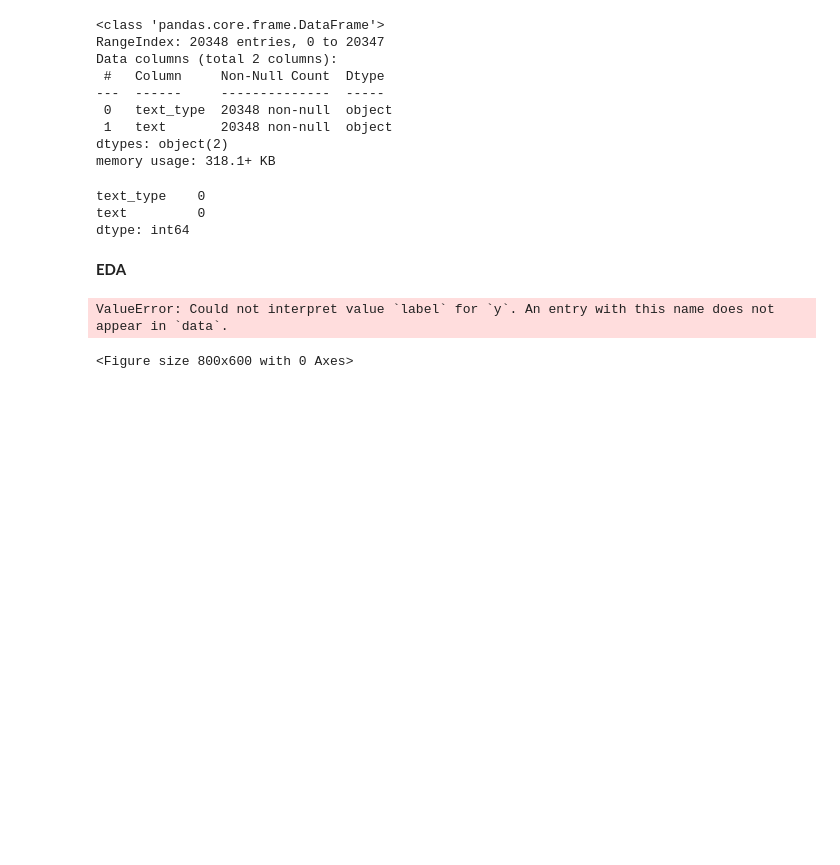
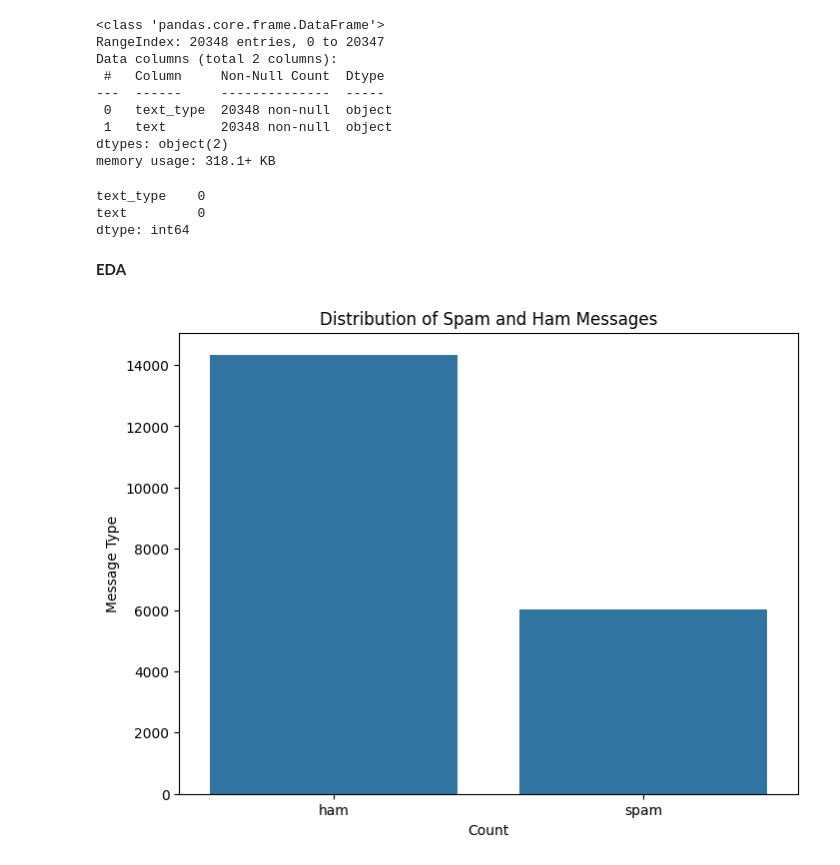
Before and after one commit to Superkai017/Spam-Vs-Ham-Classification, a Jupyter notebook: notebook/EDA.ipynb, the cells around one changed output. Drawn from its saved outputs; the diff is of its cells as text; code cells hidden in the pictures; blank space fills up the shorter version.

Commit message:
completed eda and move to data preprocessing

```diff
--- a/notebook/EDA.ipynb
+++ b/notebook/EDA.ipynb
@@ -53,13 +53,12 @@ dtype: int64
 # %%
 import matplotlib.pyplot as plt
 import seaborn as sns
 
 plt.figure(figsize=(8, 6))
-sns.countplot(y="text_type", data=df, order=df["text_type"].value_counts().index)
+sns.countplot(x="text_type", data=df, order=df["text_type"].value_counts().index)
 plt.title("Distribution of Spam and Ham Messages")
 plt.xlabel("Count")
 plt.ylabel("Message Type")
 plt.show()
 # %% [output]
-ValueError: Could not interpret value `label` for `y`. An entry with this name does not appear in `data`.
-<Figure size 800x600 with 0 Axes>
+[figure, added]
```
Also changed, not shown: parts of 8 cells of this notebook, 1 other file.
